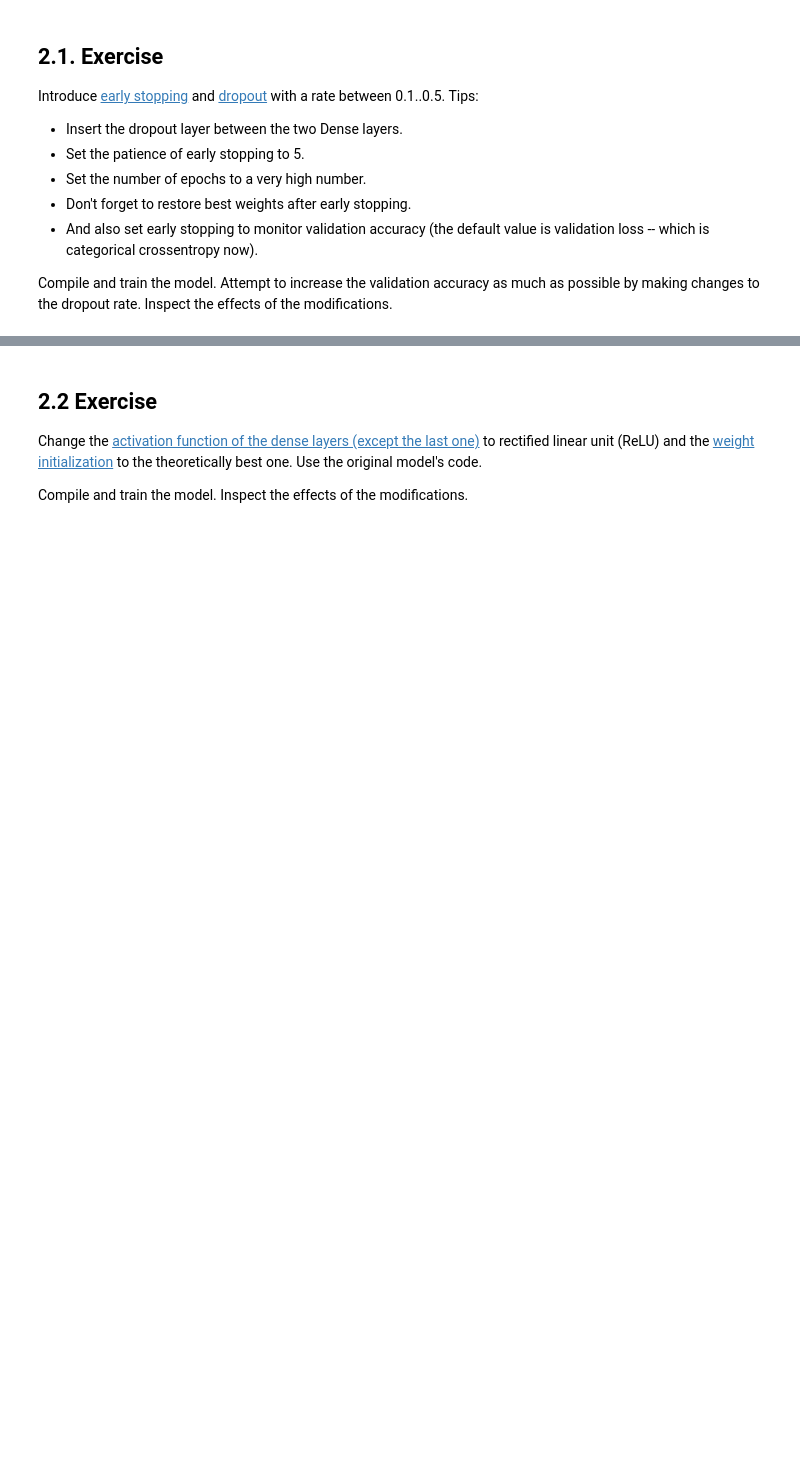
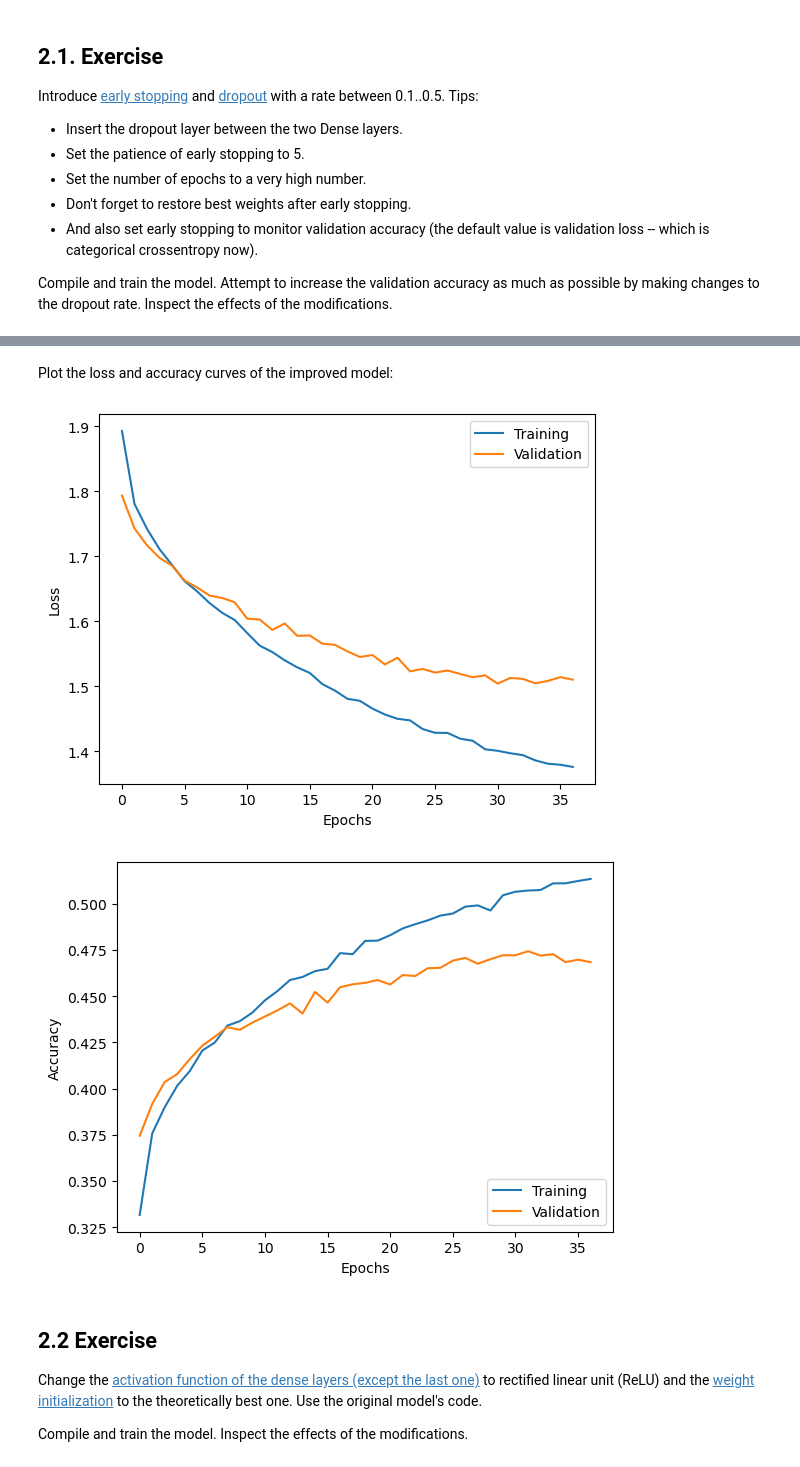
Before and after one commit to CPeti/AIT23, a Jupyter notebook: assignment2/04_AIT_MLP_CIFAR10_exercise.ipynb, the cells around one changed output, grey strips where cells are left out. Saved outputs shown, nothing was run; the diff lists cells and outputs as text; code cells hidden in the pictures; blank space fills up the shorter version.

```diff
--- a/assignment2/04_AIT_MLP_CIFAR10_exercise.ipynb
+++ b/assignment2/04_AIT_MLP_CIFAR10_exercise.ipynb
@@ -275,7 +278,7 @@ Introduce [early stopping](https://www.tensorflow.org/api_docs/python/tf/keras/c
 
 Compile and train the model. Attempt to increase the validation accuracy as much as possible by making changes to the dropout rate. Inspect the effects of the modifications.
 # %%
-es = EarlyStopping(monitor="val_loss", patience=5, restore_best_weights=True,)
+es = EarlyStopping(monitor="val_accuracy", patience=5, restore_best_weights=True)
 # %%
 # model definition with dropout
 model = Sequential()
@@ -291,6 +294,6 @@ model.compile(loss='categorical_crossentropy', optimizer='adam', metrics=['accur
 network_history = model.fit(X_train, Y_train,
                             validation_data=(X_valid,Y_valid),
                             batch_size=128,
-                            epochs=100,
+                            epochs=10000,
                             verbose=1,
                             callbacks=[es])
@@ -297,3 +318,26 @@ network_history = model.fit(X_train, Y_train,
+# %% [markdown]
+Plot the loss and accuracy curves of the improved model:
+# %%
+def plot_history(network_history):
+    plt.figure()
+    plt.xlabel('Epochs')
+    plt.ylabel('Loss')
+    plt.plot(network_history.history['loss'])
+    plt.plot(network_history.history['val_loss'])
+    plt.legend(['Training', 'Validation'])
+
+    plt.figure()
+    plt.xlabel('Epochs')
+    plt.ylabel('Accuracy')
+    plt.plot(network_history.history['accuracy'])
+    plt.plot(network_history.history['val_accuracy'])
+    plt.legend(['Training', 'Validation'], loc='lower right')
+    plt.show()
+
+plot_history(network_history)
+# %% [output]
+[figure, added]
+[figure, added]
 # %% [markdown]
 ## 2.2 Exercise
 Change the [activation function of the dense layers (except the last one)](https://www.tensorflow.org/api_docs/python/tf/keras/layers/Dense) to rectified linear unit (ReLU) and the [weight initialization](https://www.tensorflow.org/api_docs/python/tf/keras/initializers) to the theoretically best one. Use the original model's code.
```
Also changed, not shown: parts of 18 cells of this notebook.
